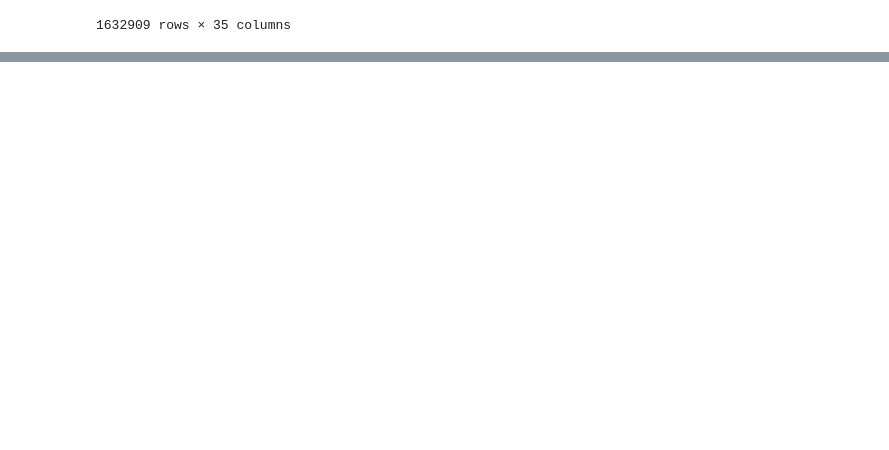
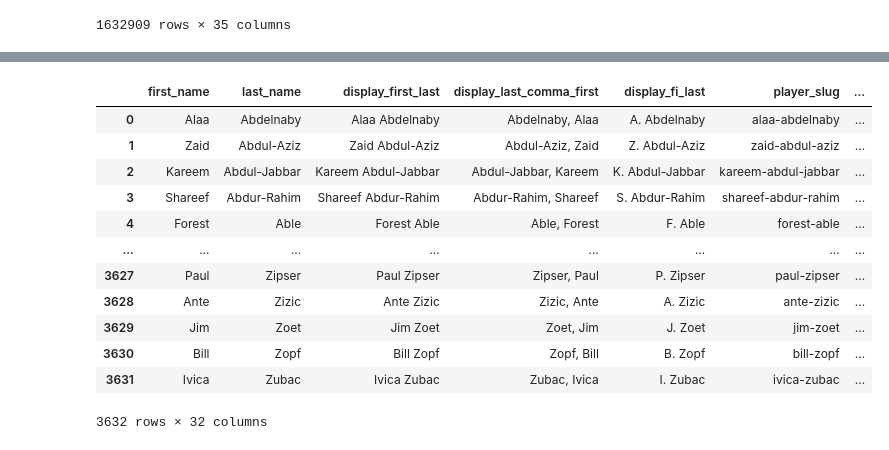
Before and after one commit to dejiandrew/nba-award-predictor, a Jupyter notebook: notebooks/create_features.ipynb, the cells around one changed output, grey strips where cells are left out. Saved outputs shown, nothing was run; the diff lists cells and outputs as text; code cells hidden in the pictures; blank space fills up the shorter version.

```diff
--- a/notebooks/create_features.ipynb
+++ b/notebooks/create_features.ipynb
@@ -864,0 +476,34 @@ pd.read_csv('playerstatistics.csv')
+# %%
+import pandas as pd
+import wget
+import duckdb
+
+filename = 'common_player_info.csv'
+lookup_file = 'nba_player_lookup.csv'
+#wget.download(f'https://storage.googleapis.com/nba_award_predictor/nba_data/{filename}')
+#wget.download(f'https://storage.googleapis.com/nba_award_predictor/nba_data/{lookup_file}')
+common_player_info_df = pd.read_csv(filename).drop('person_id', axis=1)
+nba_lookup_df = pd.read_csv(lookup_file)
+
+query = """
+
+SELECT * FROM common_player_info_df
+
+"""
+
+result_df = duckdb.query(query).df()
+result_df
+# %% [output]
+|  | first_name | last_name | display_first_last | display_last_comma_first | display_fi_last | player_slug | ... |
+| 0 | Alaa | Abdelnaby | Alaa Abdelnaby | Abdelnaby, Alaa | A. Abdelnaby | alaa-abdelnaby | ... |
+| 1 | Zaid | Abdul-Aziz | Zaid Abdul-Aziz | Abdul-Aziz, Zaid | Z. Abdul-Aziz | zaid-abdul-aziz | ... |
+| 2 | Kareem | Abdul-Jabbar | Kareem Abdul-Jabbar | Abdul-Jabbar, Kareem | K. Abdul-Jabbar | kareem-abdul-jabbar | ... |
+| 3 | Shareef | Abdur-Rahim | Shareef Abdur-Rahim | Abdur-Rahim, Shareef | S. Abdur-Rahim | shareef-abdur-rahim | ... |
+| 4 | Forest | Able | Forest Able | Able, Forest | F. Able | forest-able | ... |
+| ... | ... | ... | ... | ... | ... | ... | ... |
+| 3627 | Paul | Zipser | Paul Zipser | Zipser, Paul | P. Zipser | paul-zipser | ... |
+| 3628 | Ante | Zizic | Ante Zizic | Zizic, Ante | A. Zizic | ante-zizic | ... |
+| 3629 | Jim | Zoet | Jim Zoet | Zoet, Jim | J. Zoet | jim-zoet | ... |
+| 3630 | Bill | Zopf | Bill Zopf | Zopf, Bill | B. Zopf | bill-zopf | ... |
+| 3631 | Ivica | Zubac | Ivica Zubac | Zubac, Ivica | I. Zubac | ivica-zubac | ... |
+3632 rows × 32 columns
```
Also changed, not shown: parts of 12 cells of this notebook.
